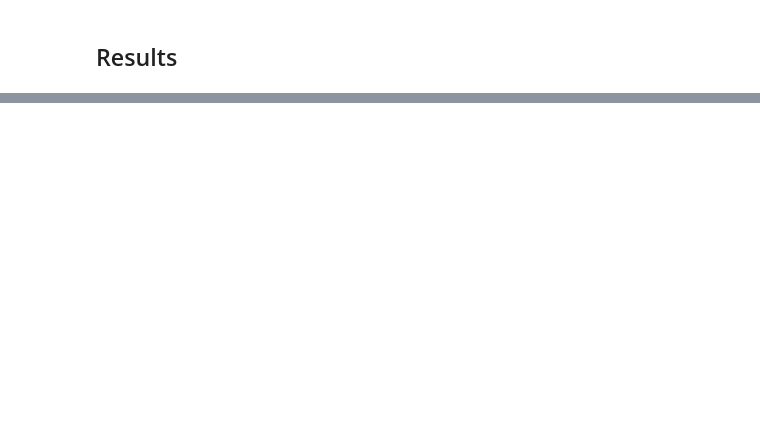
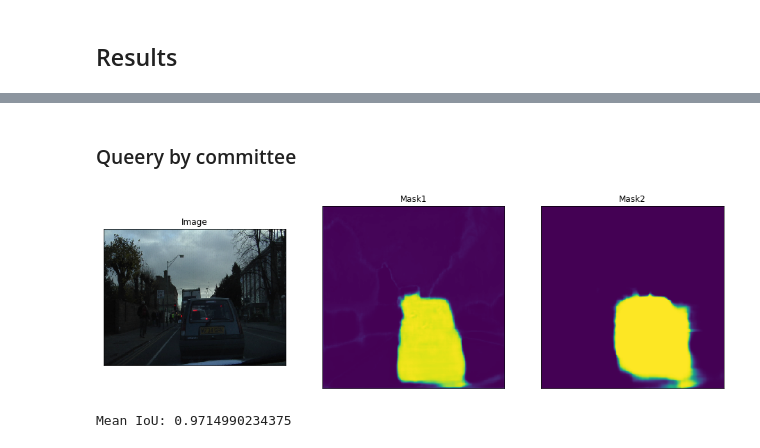
Before and after one commit to RuslanAgishev/active_learning, a Jupyter notebook: src/active_learning_semantic_segmentation.ipynb, the cells around one changed output, grey strips where cells are left out. Saved outputs shown, nothing was run; the diff lists cells and outputs as text; code cells hidden in the pictures; blank space fills up the shorter version.

```diff
--- a/src/active_learning_semantic_segmentation.ipynb
+++ b/src/active_learning_semantic_segmentation.ipynb
@@ -441,0 +249,31 @@ plt.legend();
+# %% [markdown]
+### Queery by committee
+# %%
+unet = SegModel(smp.Unet)
+fpn = SegModel(smp.FPN)
+unet.model = torch.load('./unet_best_model.pth')
+fpn.model = torch.load('./fpn_best_model.pth')
+
+path = X_test_paths[10]
+img = cv2.imread(path)[...,(2,1,0)]
+pred1 = unet.predict([path]).squeeze().cpu().numpy()
+pred2 = fpn.predict([path]).squeeze().cpu().numpy()
+
+img_i = 8
+visualize(image=img, mask1=pred1[img_i,...], mask2=pred2[img_i,...])
+
+from sklearn.metrics import jaccard_similarity_score
+
+def mean_iou(pred_np1, pred_np2):
+    ious = []
+    for i in range(pred_np1.shape[0]):
+        mask1 = pred_np1[i,...].round().flatten()
+        mask2 = pred_np2[i,...].round().flatten()
+        iou = jaccard_similarity_score(mask1, mask2, normalize=True)
+        ious.append(iou)
+    return np.mean(ious)
+
+print(f'Mean IoU: {mean_iou(pred1, pred2)}')
+# %% [output]
+[figure, added]
+Mean IoU: 0.9714990234375
```
Also changed, not shown: parts of 9 cells of this notebook, 5 other files.
